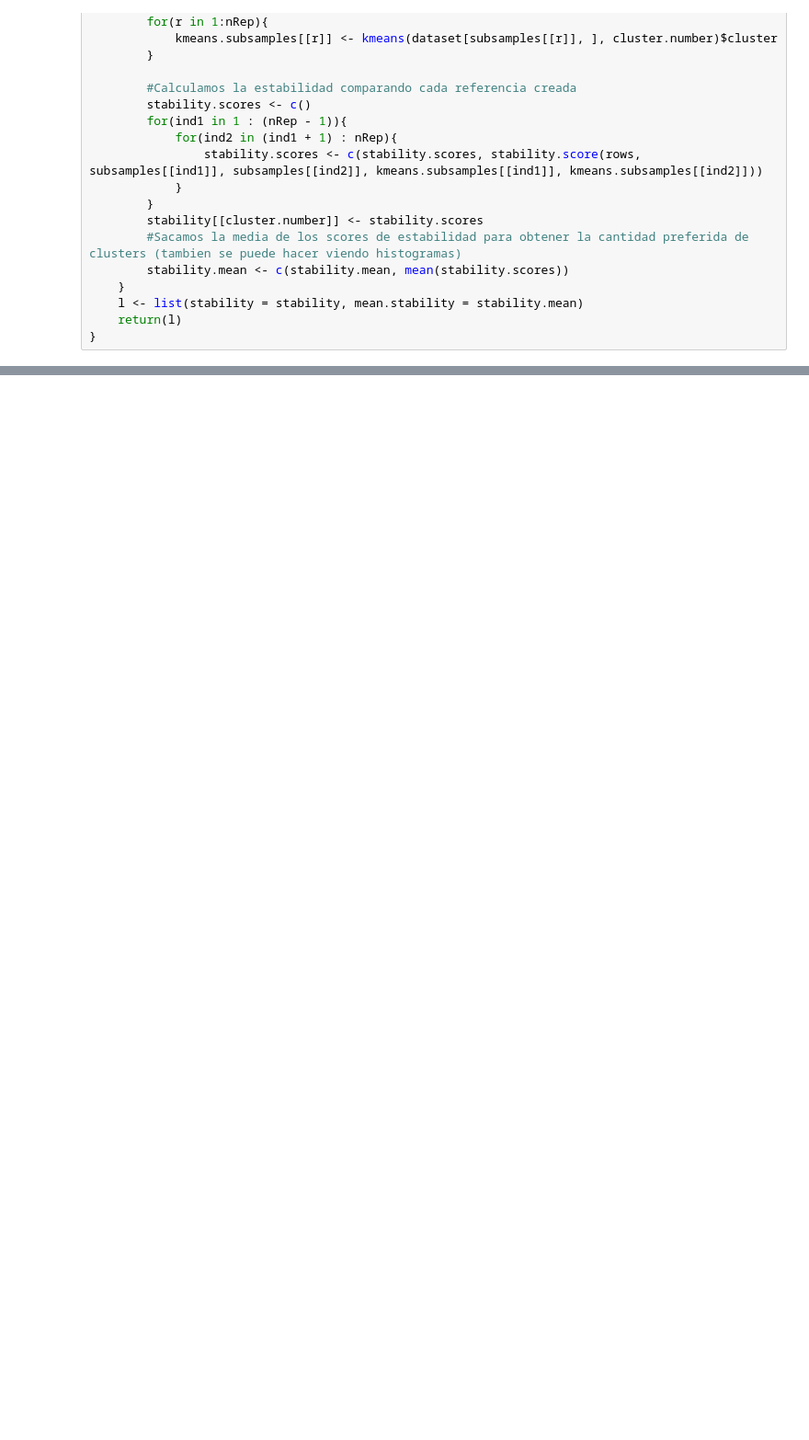
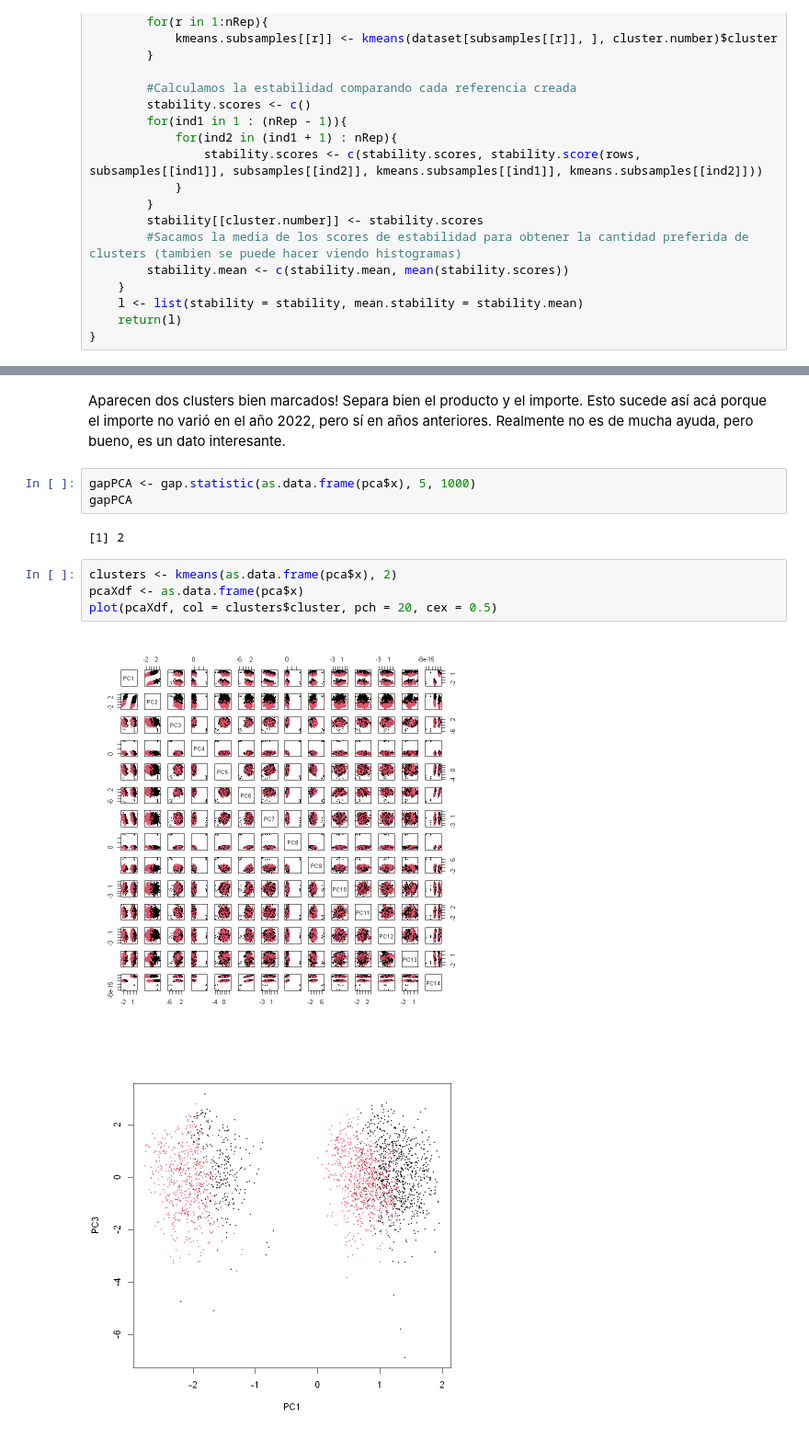
Before and after one commit to AgustinGurvich/TMD, a Jupyter notebook: TMD_TPFINAL.ipynb, the cells around one changed output, grey strips where cells are left out. Shown at 92% size. Cells and saved outputs as stored; diff of their text form; blank space fills up the shorter version.

```diff
--- a/TMD_TPFINAL.ipynb
+++ b/TMD_TPFINAL.ipynb
@@ -749,0 +785,14 @@ hist(stab$stability[[k]], breaks = 10, main = "Histograma de estabilidad para k"
+# %% [markdown]
+Aparecen dos clusters bien marcados! Separa bien el producto y el importe. Esto sucede así acá porque el importe no varió en el año 2022, pero sí en años anteriores. Realmente no es de mucha ayuda, pero bueno, es un dato interesante.
+# %%
+gapPCA <- gap.statistic(as.data.frame(pca$x), 5, 1000)
+gapPCA
+# %% [output]
+[1] 2
+# %%
+clusters <- kmeans(as.data.frame(pca$x), 2)
+pcaXdf <- as.data.frame(pca$x)
+plot(pcaXdf, col = clusters$cluster, pch = 20, cex = 0.5)
+# %% [output]
+[figure, added]
+[figure, added]
```
Also changed, not shown: parts of 12 cells of this notebook.
